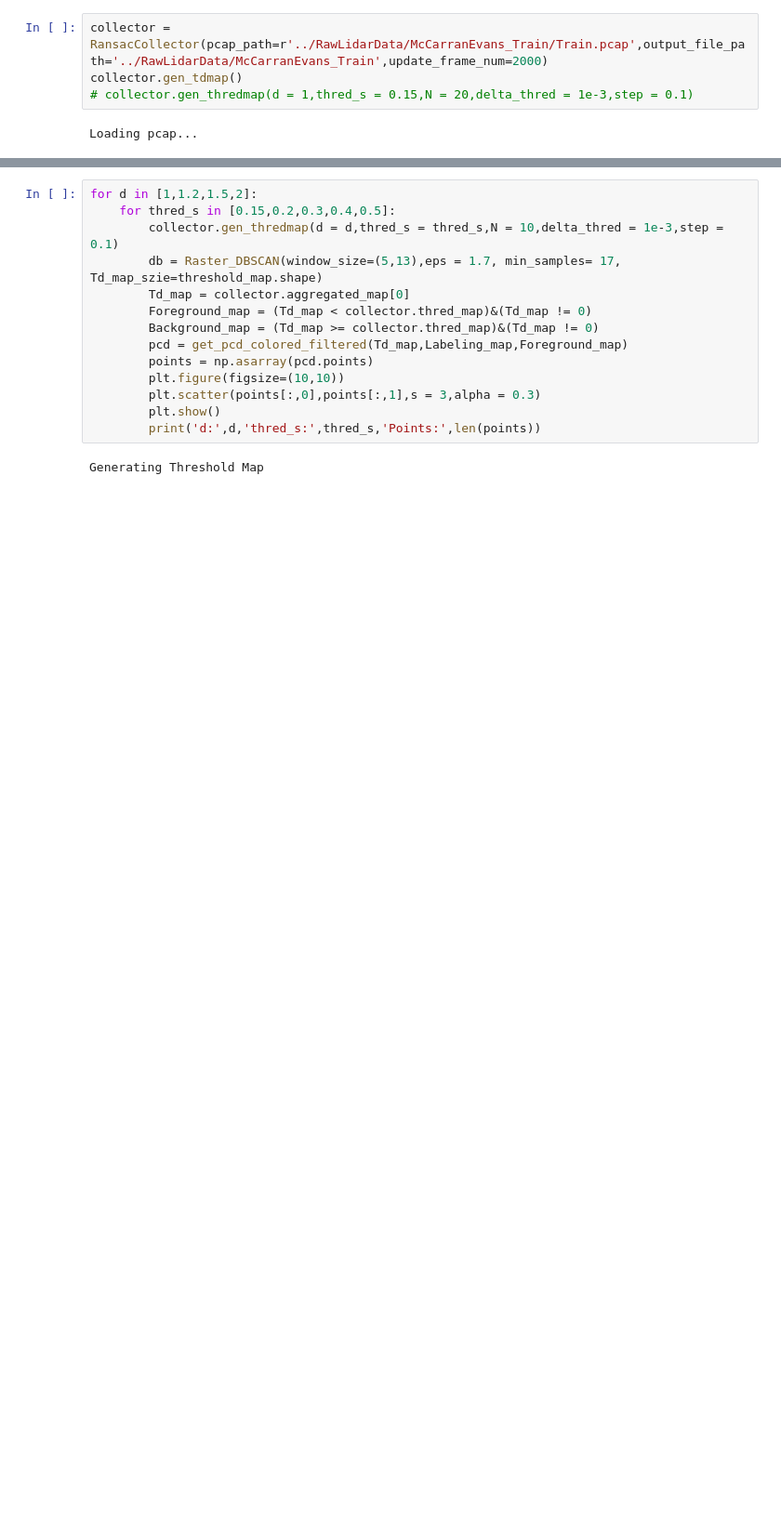
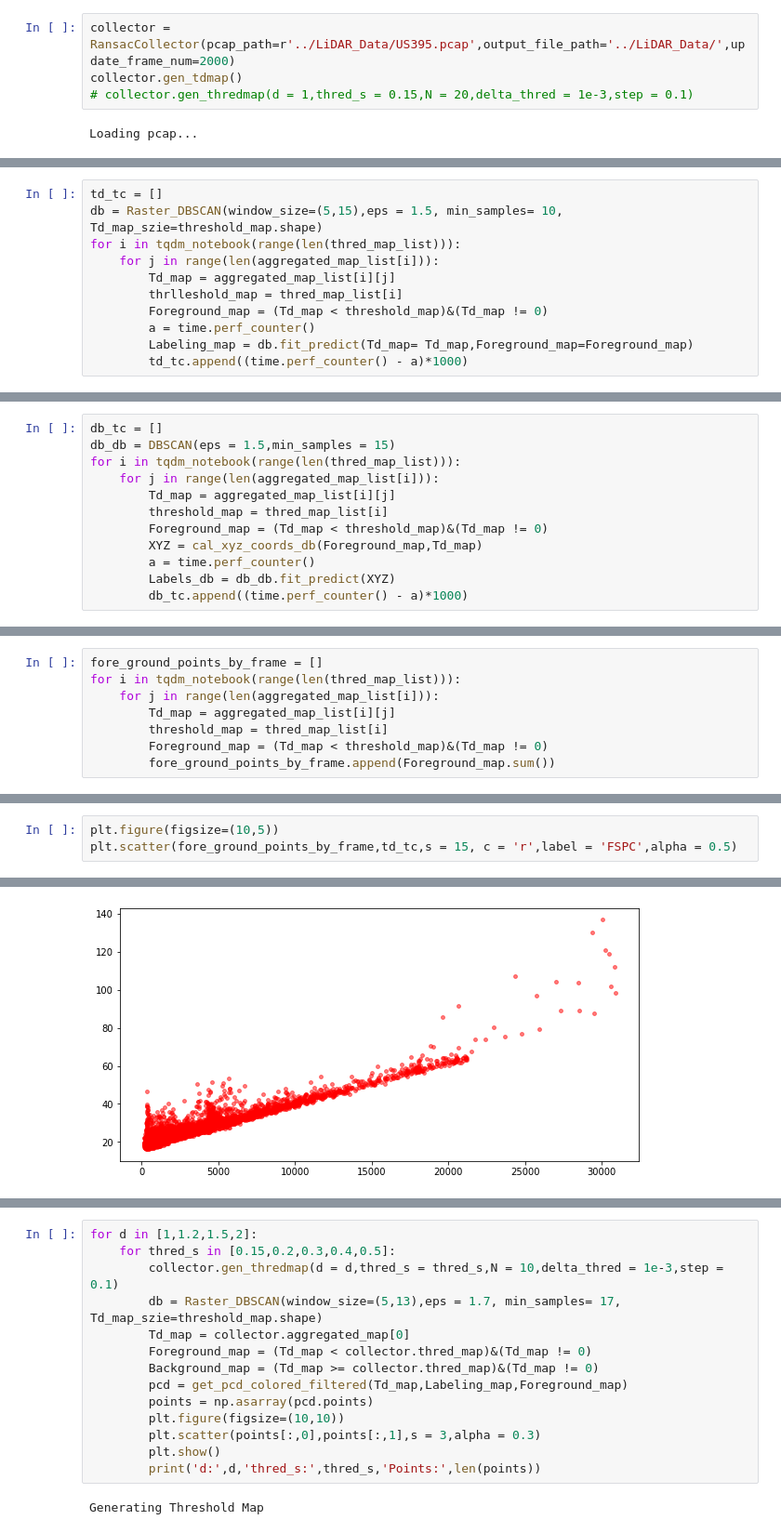
Before and after one commit to jksdbks123/Lidar-Tracker, a Jupyter notebook: BF_test.ipynb, the cells around one changed output, grey strips where cells are left out. Shown at 93% size. Saved outputs shown, nothing was run; the diff lists cells and outputs as text; blank space fills up the shorter version.

```diff
--- a/BF_test.ipynb
+++ b/BF_test.ipynb
@@ -23,5 +62,5 @@ Jupyter environment detected. Enabling Open3D WebVisualizer.
 # %%
-collector = RansacCollector(pcap_path=r'../RawLidarData/McCarranEvans_Train/Train.pcap',output_file_path='../RawLidarData/McCarranEvans_Train',update_frame_num=2000)
+collector = RansacCollector(pcap_path=r'../LiDAR_Data/US395.pcap',output_file_path='../LiDAR_Data/',update_frame_num=2000)
 collector.gen_tdmap()
 # collector.gen_thredmap(d = 1,thred_s = 0.15,N = 20,delta_thred = 1e-3,step = 0.1)
 # %% [output]
@@ -75,0 +232,11 @@ pcd = get_pcd_colored_filtered(Td_map,Labeling_map,Foreground_map)
+# %%
+td_tc = []
+db = Raster_DBSCAN(window_size=(5,15),eps = 1.5, min_samples= 10, Td_map_szie=threshold_map.shape)
+for i in tqdm_notebook(range(len(thred_map_list))):
+    for j in range(len(aggregated_map_list[i])):
+        Td_map = aggregated_map_list[i][j]
+        thrlleshold_map = thred_map_list[i]
+        Foreground_map = (Td_map < threshold_map)&(Td_map != 0)
+        a = time.perf_counter()
+        Labeling_map = db.fit_predict(Td_map= Td_map,Foreground_map=Foreground_map)
+        td_tc.append((time.perf_counter() - a)*1000)
@@ -75,0 +246,12 @@ pcd = get_pcd_colored_filtered(Td_map,Labeling_map,Foreground_map)
+# %%
+db_tc = []
+db_db = DBSCAN(eps = 1.5,min_samples = 15)
+for i in tqdm_notebook(range(len(thred_map_list))):
+    for j in range(len(aggregated_map_list[i])):
+        Td_map = aggregated_map_list[i][j]
+        threshold_map = thred_map_list[i]
+        Foreground_map = (Td_map < threshold_map)&(Td_map != 0)
+        XYZ = cal_xyz_coords_db(Foreground_map,Td_map)
+        a = time.perf_counter()
+        Labels_db = db_db.fit_predict(XYZ)
+        db_tc.append((time.perf_counter() - a)*1000)
@@ -75,0 +287,8 @@ pcd = get_pcd_colored_filtered(Td_map,Labeling_map,Foreground_map)
+# %%
+fore_ground_points_by_frame = []
+for i in tqdm_notebook(range(len(thred_map_list))):
+    for j in range(len(aggregated_map_list[i])):
+        Td_map = aggregated_map_list[i][j]
+        threshold_map = thred_map_list[i]
+        Foreground_map = (Td_map < threshold_map)&(Td_map != 0)
+        fore_ground_points_by_frame.append(Foreground_map.sum())
@@ -75,0 +298,4 @@ pcd = get_pcd_colored_filtered(Td_map,Labeling_map,Foreground_map)
+# %%
+plt.figure(figsize=(10,5))
+plt.scatter(fore_ground_points_by_frame,td_tc,s = 15, c = 'r',label = 'FSPC',alpha = 0.5)
+# %% [output]
@@ -75,0 +303 @@ pcd = get_pcd_colored_filtered(Td_map,Labeling_map,Foreground_map)
+[figure, added]
```
Also changed, not shown: parts of 23 cells of this notebook, 4 other files.
